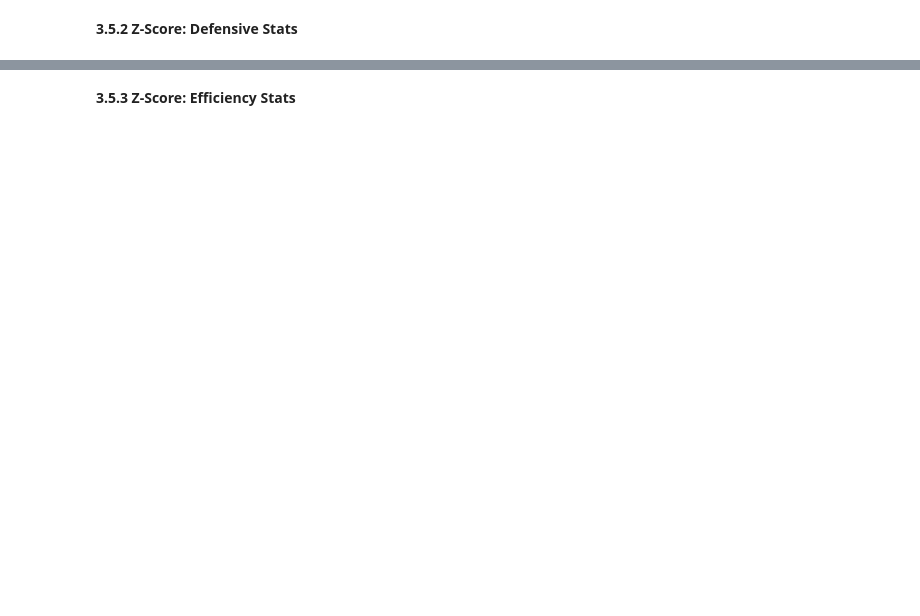
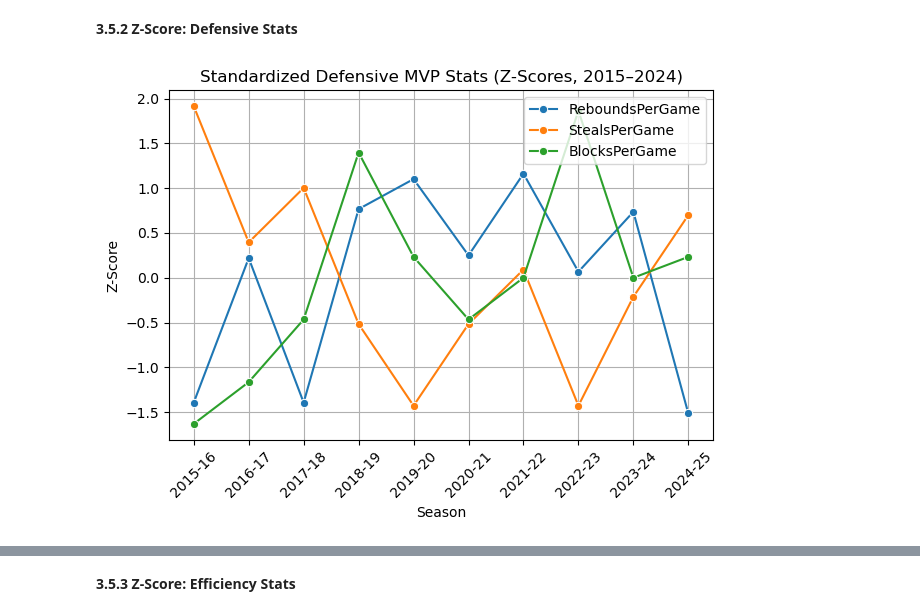
Before and after one commit to nyckienite/Cohort-B-Athlete, a Jupyter notebook: notebooks_julissa.ipynb, the cells around one changed output, grey strips where cells are left out. Drawn from its saved outputs; the diff is of its cells as text; code cells hidden in the pictures; blank space fills up the shorter version.

```diff
--- a/notebooks_julissa.ipynb
+++ b/notebooks_julissa.ipynb
@@ -365,18 +949,21 @@ plt.show()
 # %% [markdown]
 **3.5.2 Z-Score: Defensive Stats**
 # %%
+# Define which offensive stats to include in the z-score visualization
 category_stats = ['ReboundsPerGame', 'StealsPerGame', 'BlocksPerGame']
 
-plt.figure(figsize=(12, 6))
+# Loop through each stat and plot its standardized values over time
 for stat in category_stats:
     sns.lineplot(data=z_df, x='Season', y=stat, marker='o', label=stat)
 
+# Plotting the standardized defensive stats
 plt.title("Standardized Defensive MVP Stats (Z-Scores, 2015–2024)")
 plt.xlabel("Season")
 plt.ylabel("Z-Score")
 plt.xticks(rotation=45)
 plt.grid(True)
 plt.legend()
 plt.tight_layout()
-plt.savefig("Julissa_Visuals/Plots/mvp_zscore_defense_trends.png")
 plt.show()
+# %% [output]
+[figure, added]
```
Also changed, not shown: parts of 89 cells of this notebook.
